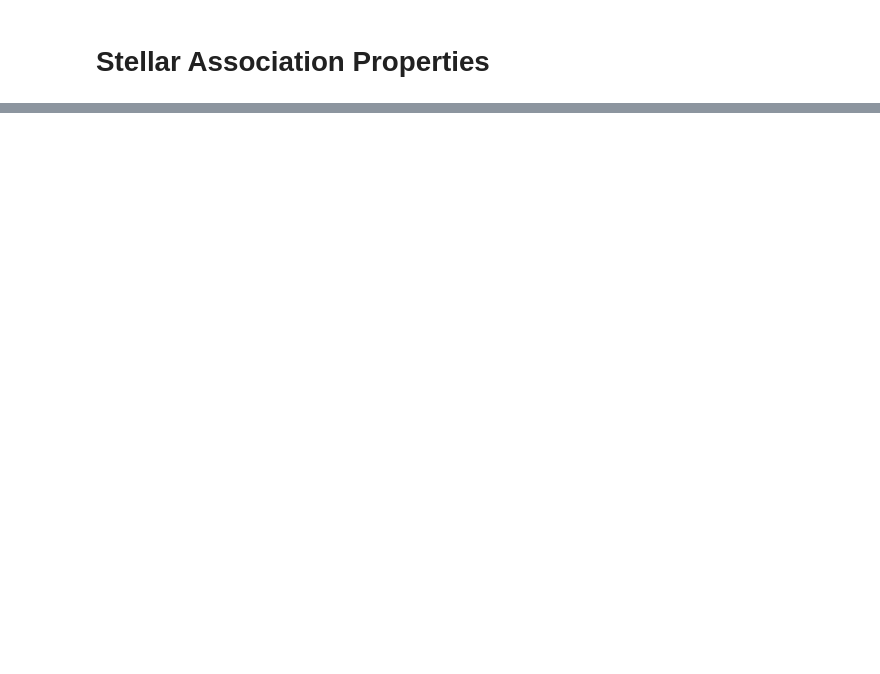
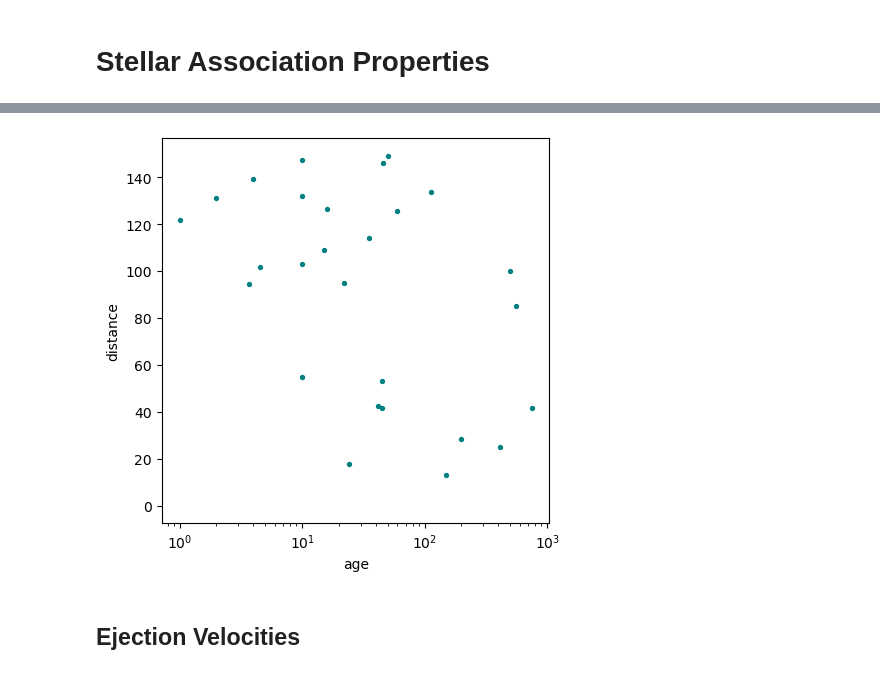
Before and after one commit to AutumnPearce/ISObooks, a Jupyter notebook: associations/associations.ipynb, the cells around one changed output, grey strips where cells are left out. Saved outputs shown, nothing was run; the diff lists cells and outputs as text; code cells hidden in the pictures; blank space fills up the shorter version.

Commit message:
calc required eject vels

```diff
--- a/associations/associations.ipynb
+++ b/associations/associations.ipynb
@@ -23,0 +144,17 @@ plt.scatter(data['X'], data['Y'], color = 'teal', s=8)
+# %%
+# display locations
+plt.figure(figsize=(5,5))
+
+plt.xlabel('age')
+plt.ylabel('distance')
+
+plt.xscale('log')
+
+plt.scatter(0,0,color='firebrick')
+plt.scatter(data['age'], data['distance'], color = 'teal', s=8)
+
+plt.show()
+# %% [output]
+[figure, added]
+# %% [markdown]
+## Ejection Velocities
```
Also changed, not shown: parts of 16 cells of this notebook, 2 other files.
